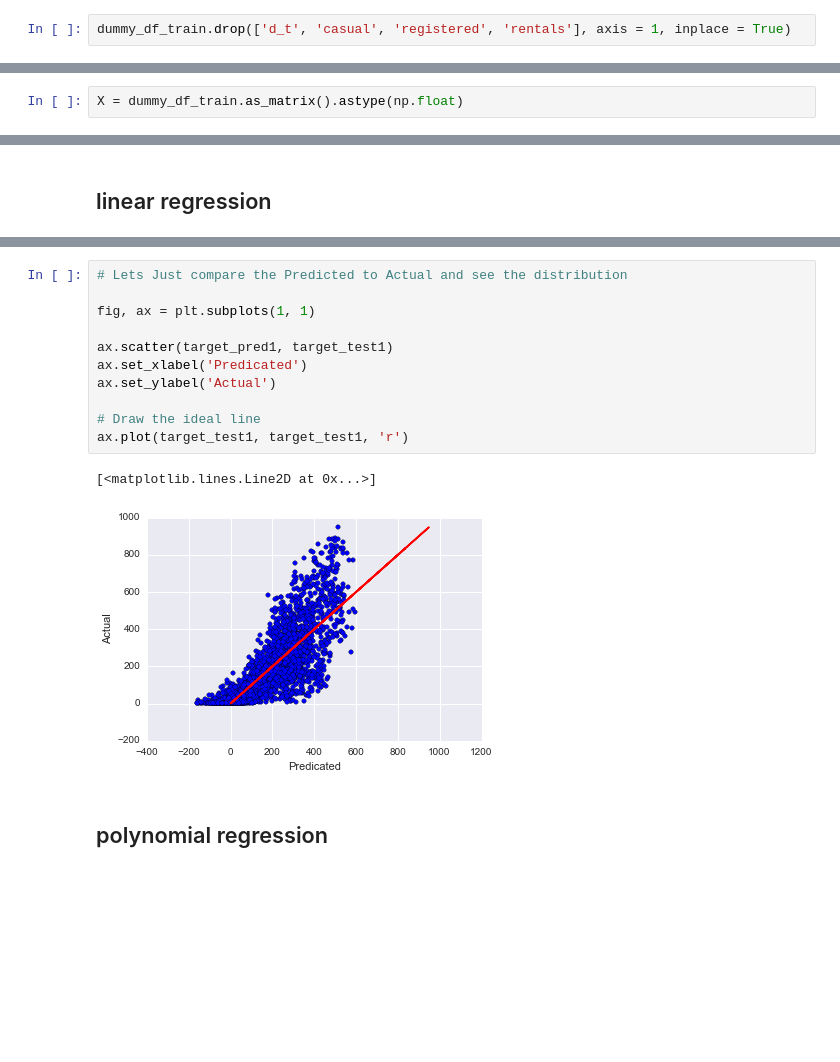
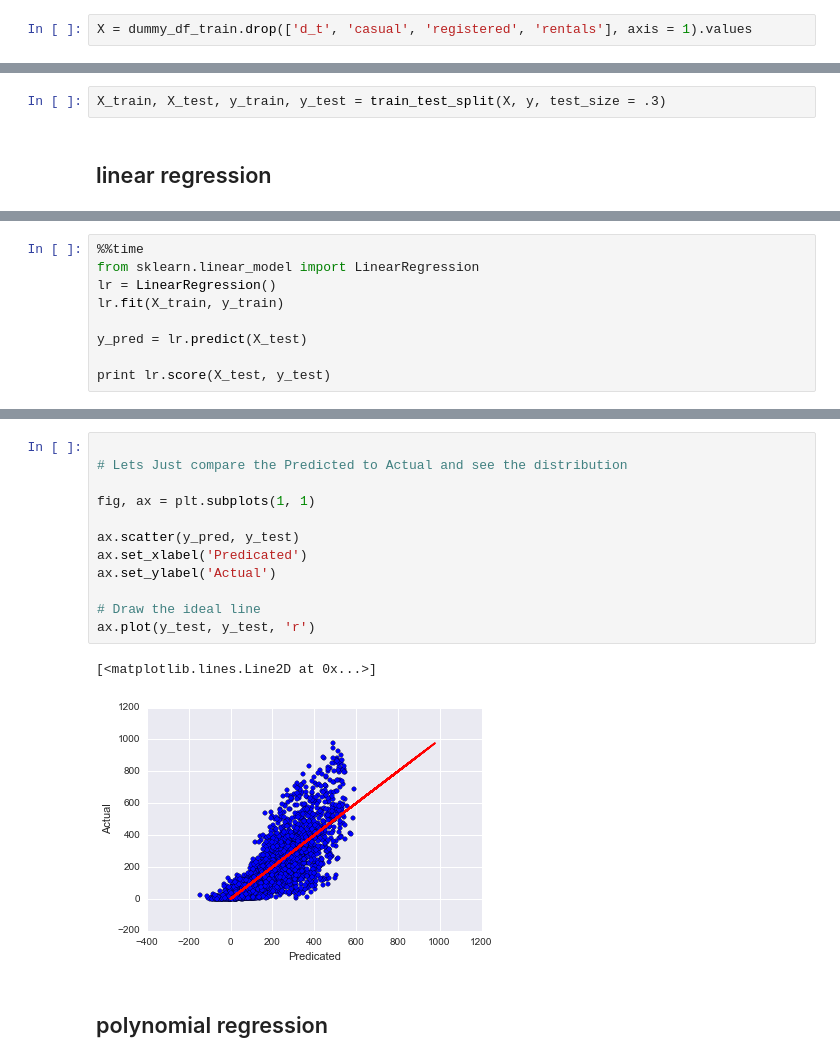
Before and after one commit to dav1dfeldman/DAT_SF_11, a Jupyter notebook: projects/Kaggle_Bike_Share.ipynb, the cells around one changed output, grey strips where cells are left out. Cells and saved outputs as stored; diff of their text form; blank space fills up the shorter version.

```diff
--- a/projects/Kaggle_Bike_Share.ipynb
+++ b/projects/Kaggle_Bike_Share.ipynb
@@ -92,4 +123,4 @@ features = dummy_df_train.columns
 # %%
 y = dummy_df_train['rentals'].values
 # %%
-dummy_df_train.drop(['d_t', 'casual', 'registered', 'rentals'], axis = 1, inplace = True)
+X = dummy_df_train.drop(['d_t', 'casual', 'registered', 'rentals'], axis = 1).values
@@ -105,5 +127,3 @@ dummy_df_train.head()
-# %%
-X = dummy_df_train.as_matrix().astype(np.float)
 # %%
 X.shape
 # %% [output]
@@ -138,2 +154,4 @@ NameError: name 'features1' is not defined
+# %%
+X_train, X_test, y_train, y_test = train_test_split(X, y, test_size = .3)
 # %% [markdown]
 ## linear regression
@@ -167,0 +158,9 @@ lr.score(features_test1, target_test1)
+# %%
+%%time
+from sklearn.linear_model import LinearRegression
+lr = LinearRegression()
+lr.fit(X_train, y_train)
+
+y_pred = lr.predict(X_test)
+
+print lr.score(X_test, y_test)
@@ -168,17 +171,18 @@ lr.score(features_test1, target_test1)
 # %%
+
 # Lets Just compare the Predicted to Actual and see the distribution
 
 fig, ax = plt.subplots(1, 1)
 
-ax.scatter(target_pred1, target_test1)
+ax.scatter(y_pred, y_test)
 ax.set_xlabel('Predicated')
 ax.set_ylabel('Actual')
 
 # Draw the ideal line
-ax.plot(target_test1, target_test1, 'r')
+ax.plot(y_test, y_test, 'r')
 # %% [output]
 [<matplotlib.lines.Line2D at 0x...>]
-[figure, old version]
+[figure, new version]
 # %% [markdown]
 ## polynomial regression
 # %%
```
Also changed, not shown: parts of 66 cells of this notebook, 5 other files.
